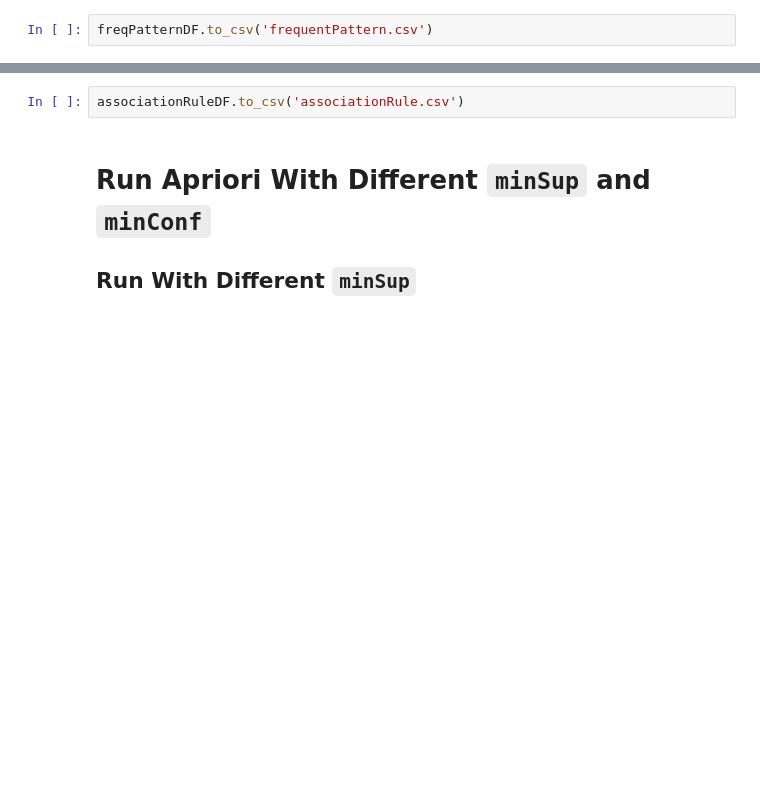
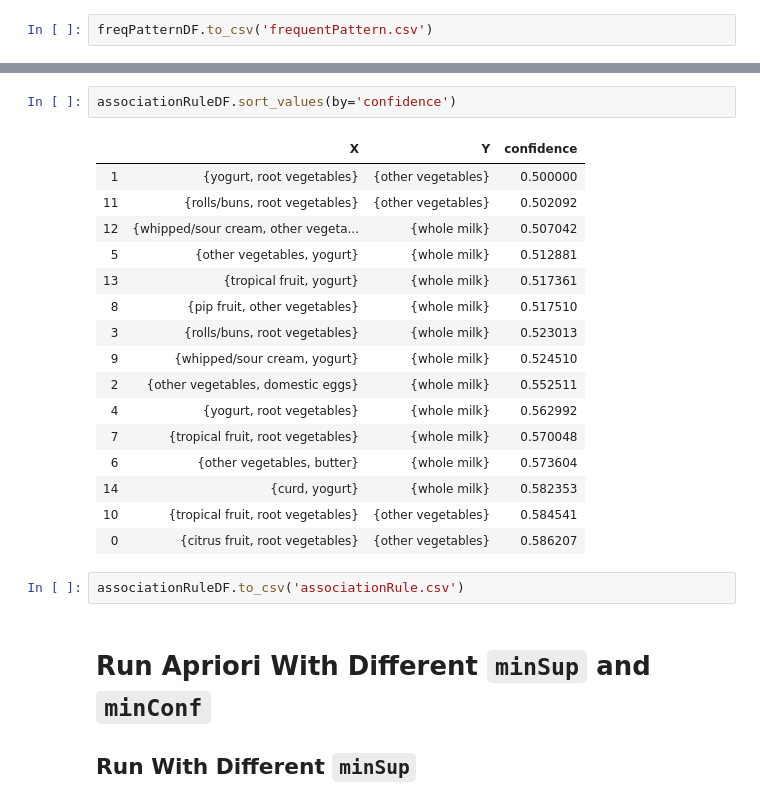
Before and after one commit to thutzr/DataMining2020Autumn, a Jupyter notebook: Apriori.ipynb, the cells around one changed output, grey strips where cells are left out. Saved outputs shown, nothing was run; the diff lists cells and outputs as text; blank space fills up the shorter version.

```diff
--- a/Apriori.ipynb
+++ b/Apriori.ipynb
@@ -197,3 +206,22 @@ associationRuleDF.head(5)
+# %%
+associationRuleDF.sort_values(by='confidence')
+# %% [output]
+|  | X | Y | confidence |
+| 1 | {yogurt, root vegetables} | {other vegetables} | 0.500000 |
+| 11 | {rolls/buns, root vegetables} | {other vegetables} | 0.502092 |
+| 12 | {whipped/sour cream, other vegeta... | {whole milk} | 0.507042 |
+| 5 | {other vegetables, yogurt} | {whole milk} | 0.512881 |
+| 13 | {tropical fruit, yogurt} | {whole milk} | 0.517361 |
+| 8 | {pip fruit, other vegetables} | {whole milk} | 0.517510 |
+| 3 | {rolls/buns, root vegetables} | {whole milk} | 0.523013 |
+| 9 | {whipped/sour cream, yogurt} | {whole milk} | 0.524510 |
+| 2 | {other vegetables, domestic eggs} | {whole milk} | 0.552511 |
+| 4 | {yogurt, root vegetables} | {whole milk} | 0.562992 |
+| 7 | {tropical fruit, root vegetables} | {whole milk} | 0.570048 |
+| 6 | {other vegetables, butter} | {whole milk} | 0.573604 |
+| 14 | {curd, yogurt} | {whole milk} | 0.582353 |
+| 10 | {tropical fruit, root vegetables} | {other vegetables} | 0.584541 |
+| 0 | {citrus fruit, root vegetables} | {other vegetables} | 0.586207 |
 # %%
 associationRuleDF.to_csv('associationRule.csv')
 # %% [markdown]
```
Also changed, not shown: parts of 5 cells of this notebook, 12 other files.
